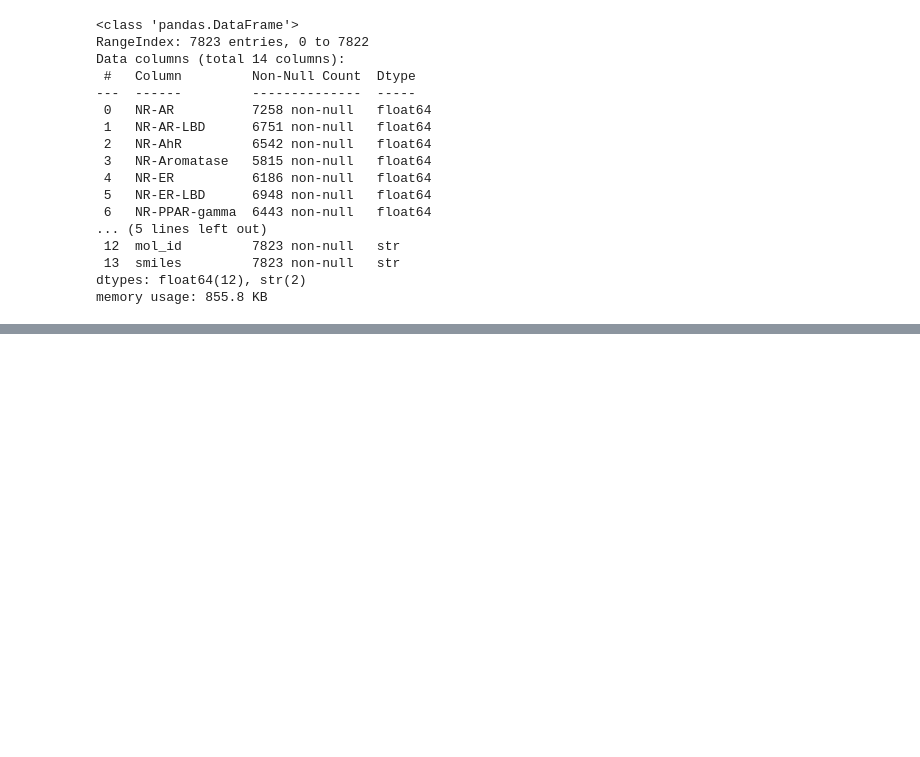
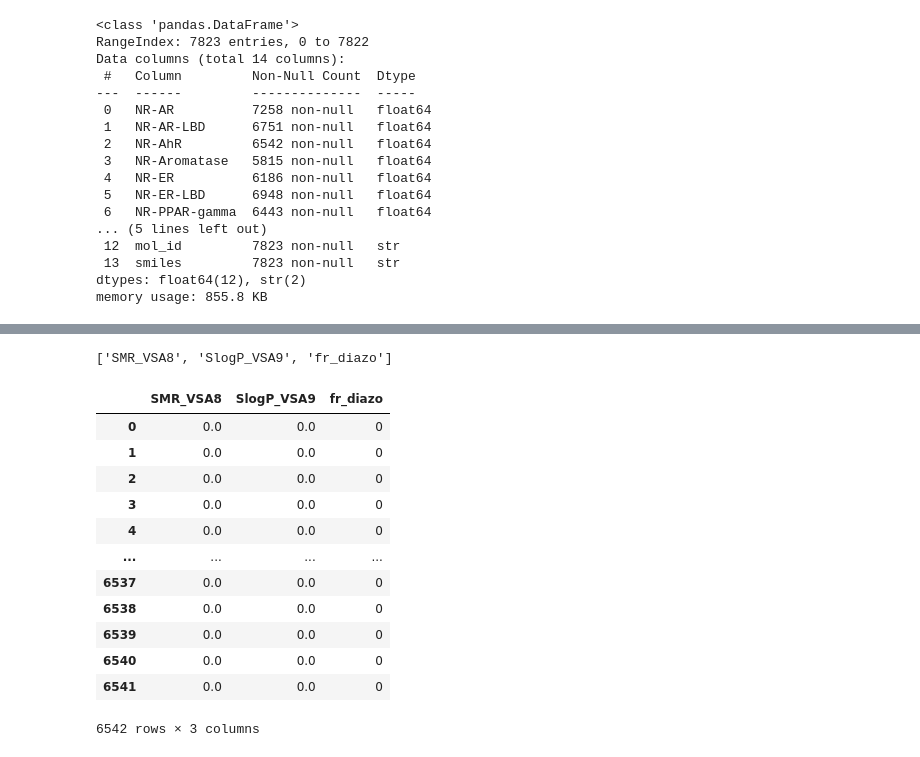
Before and after one commit to marco-la-rosa/tox21-toxicity-ML-classification, a Jupyter notebook: tox21-toxicity-ML-classification.ipynb, the cells around one changed output, grey strips where cells are left out. Drawn from its saved outputs; the diff is of its cells as text; code cells hidden in the pictures; blank space fills up the shorter version.

```diff
--- a/tox21-toxicity-ML-classification.ipynb
+++ b/tox21-toxicity-ML-classification.ipynb
@@ -905,0 +353,21 @@ AP=0.463, ROC-AUC=0.859, F1=0.468, MCC=0.444
+# %%
+constant_cols = [col for col in desc_df.columns if desc_df[col].nunique() == 1]
+print(constant_cols)
+# %% [output]
+['SMR_VSA8', 'SlogP_VSA9', 'fr_diazo']
+# %%
+desc_df[["SMR_VSA8", "SlogP_VSA9", "fr_diazo"]]
+# %% [output]
+|  | SMR_VSA8 | SlogP_VSA9 | fr_diazo |
+| 0 | 0.0 | 0.0 | 0 |
+| 1 | 0.0 | 0.0 | 0 |
+| 2 | 0.0 | 0.0 | 0 |
+| 3 | 0.0 | 0.0 | 0 |
+| 4 | 0.0 | 0.0 | 0 |
+| ... | ... | ... | ... |
+| 6537 | 0.0 | 0.0 | 0 |
+| 6538 | 0.0 | 0.0 | 0 |
+| 6539 | 0.0 | 0.0 | 0 |
+| 6540 | 0.0 | 0.0 | 0 |
+| 6541 | 0.0 | 0.0 | 0 |
+6542 rows × 3 columns
```
Also changed, not shown: parts of 77 cells of this notebook, 3 other files.
